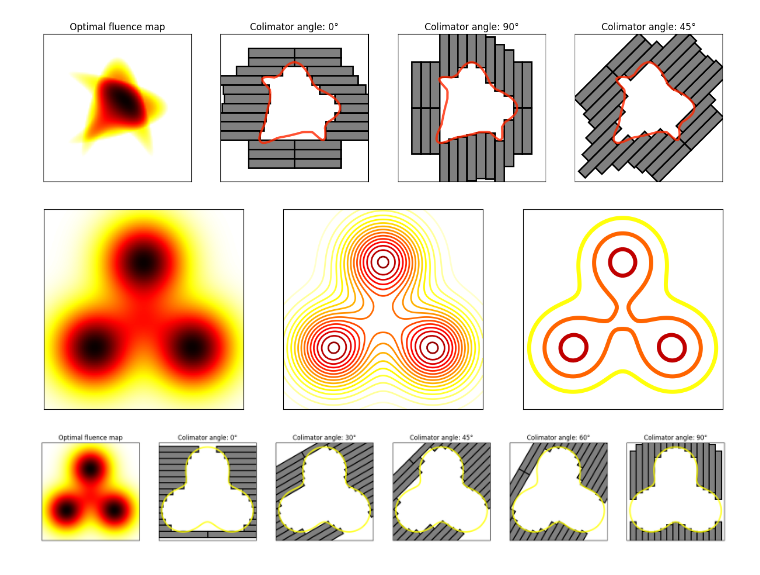
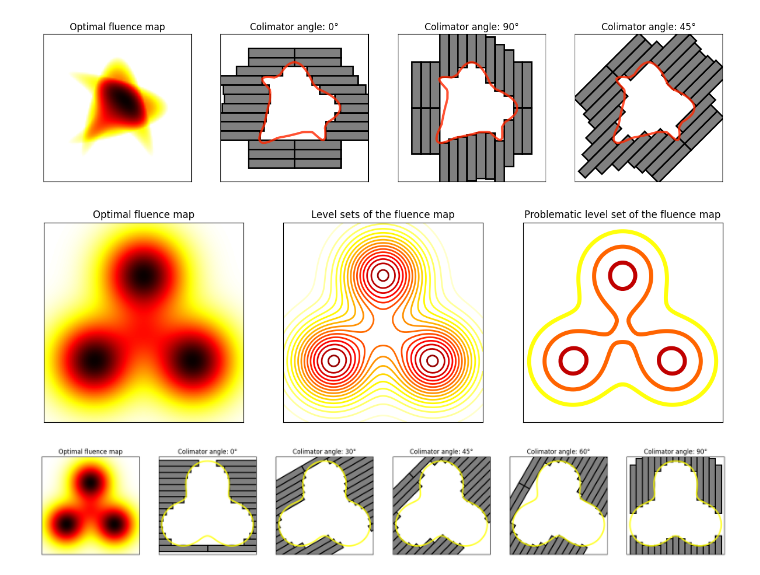
Before and after one commit to pauldubois98/PhD, a Jupyter notebook: 1_background/plots_generation.ipynb, the cells around one changed output. Cells and saved outputs as stored; diff of their text form; code cells hidden in the pictures.

Commit message:
added titles

```diff
--- a/1_background/plots_generation.ipynb
+++ b/1_background/plots_generation.ipynb
@@ -162,40 +162,43 @@ plot_leaves_directions(flu1, directions=[(1,0), (0,1), (1,1)], number_leaves=6)
 def flu2(x, y):
     def dist(x1, y1, x2, y2):
         return np.sqrt((x1-x2)**2 + (y1-y2)**2)
     def bump(x):
         return np.exp(-x**2)
     c = 1.25
     d1 = dist(x, y, -1, -np.sqrt(3)/3 -0.2)
     d2 = dist(x, y, 1, -np.sqrt(3)/3 -0.2)
     d3 = dist(x, y, 0, np.sqrt(3)*2/3 -0.2)
     d4 = dist(x, y, 0, -0.2)
     z = bump(c*d1) + bump(c*d2) + bump(c*d3) + 0.25 * bump(2*d4)
     return z
 
 plt.figure(figsize=(15, 5) )
 Z = flu2(X, Y)
 
 plt.subplot(1, 3, 1)
 plt.imshow(Z[::-1], cmap='hot_r', interpolation='hermite', extent=(-2,2,-2,2))
 plt.xticks([])
 plt.yticks([])
+plt.title('Optimal fluence map')
+
+plt.subplot(1, 3, 2)
+plt.contour(X, Y, Z, levels=np.linspace(0, 1.25, 20), cmap='hot_r', linewidths=2)
+plt.xticks([])
+plt.yticks([])
+plt.gca().set_aspect('equal')
+plt.title('Level sets of the fluence map')
 
 plt.subplot(1, 3, 3)
 lvl = flu2(0,0)-0.01
 plt.contour(X, Y, Z, levels=[0, 0.5*lvl, lvl, 1.5*lvl, 1.25], cmap='hot_r', linewidths=5)
 plt.xticks([])
 plt.yticks([])
 plt.gca().set_aspect('equal')
-
-plt.subplot(1, 3, 2)
-plt.contour(X, Y, Z, levels=np.linspace(0, 1.25, 20), cmap='hot_r', linewidths=2)
-plt.xticks([])
-plt.yticks([])
-plt.gca().set_aspect('equal')
+plt.title('Problematic level set of the fluence map')
 
 plt.show()
 # %% [output]
-[figure, old version]
+[figure, new version]
 # %%
 LEAF_LENGTH = 2
 directions = [(1,0), (3**0.5, 1), (1,1), (1,3**0.5), (0,1)]
```
